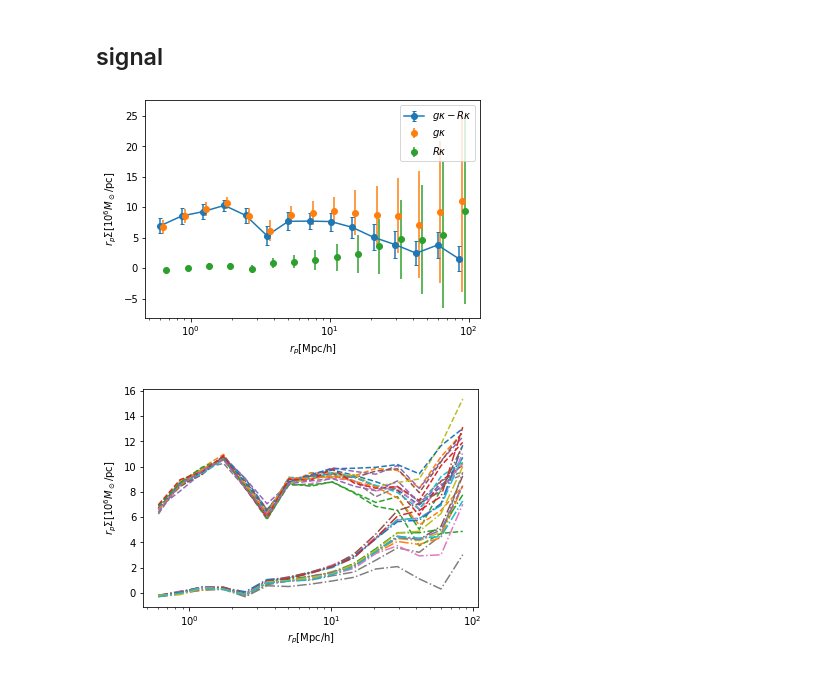
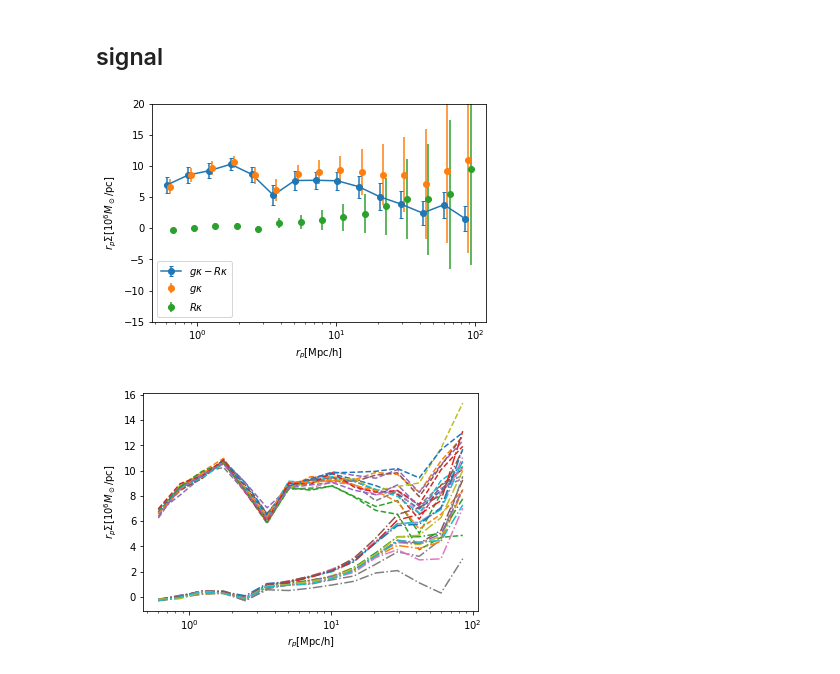
Before and after one commit to MeloDi-23/quasar-CMB-lensing-correlation, a Jupyter notebook: jupyter/result_cmass.ipynb, the cells around one changed output. Drawn from its saved outputs; the diff is of its cells as text; code cells hidden in the pictures.

```diff
--- a/jupyter/result_cmass.ipynb
+++ b/jupyter/result_cmass.ipynb
@@ -138,30 +114,29 @@ plt.show()
 # %%
 r_bins = np.geomspace(0.5, 100, 15+1)        # unit: cMpc/h
 r = (r_bins[1:]+r_bins[:-1])/2
 sig = mean-mean_r
 plt.errorbar(r, r*sig, r*std_sub*np.sqrt(len(np.unique(pix))), capsize=2, fmt='-o', label='$g\\kappa-R\\kappa$')
 plt.errorbar(r*1.05, r*mean, r*std*np.sqrt(len(np.unique(pix))), label='$g\\kappa$', fmt='o')
 plt.errorbar(r*1.05*1.05, r*mean_r, r*std_r*np.sqrt(len(np.unique(pix_r))), label='$R\\kappa$', fmt='o')
 plt.semilogx()
 plt.xlabel('$r_p[\\mathrm{Mpc/h}]$')
 plt.ylabel('$r_p\\Sigma[10^6 M_\\odot/\\mathrm{pc}]$')
-# plt.ylim(top=50)
+plt.ylim(-15, 20)
 plt.legend()
 plt.savefig('./fig/cmass_random_l_cut.jpg')
 plt.show()
-
 
 for i in range(jack_val_q.shape[1]):
     plt.plot(r, r*jack_val_q[i], '--')
 for i in range(jack_val_r.shape[1]):
     plt.plot(r, r*jack_val_r[i], '-.')
 
 plt.semilogx()
 plt.xlabel('$r_p[\\mathrm{Mpc/h}]$')
 plt.ylabel('$r_p\\Sigma[10^6 M_\\odot/\\mathrm{pc}]$')
 
 plt.savefig('./fig/cmass_random_jack_l_cut.jpg')
 plt.show()
 # %% [output]
-[figure, old version]
+[figure, new version]
 [figure]
```
Also changed, not shown: parts of 6 cells of this notebook, 18 other files.
